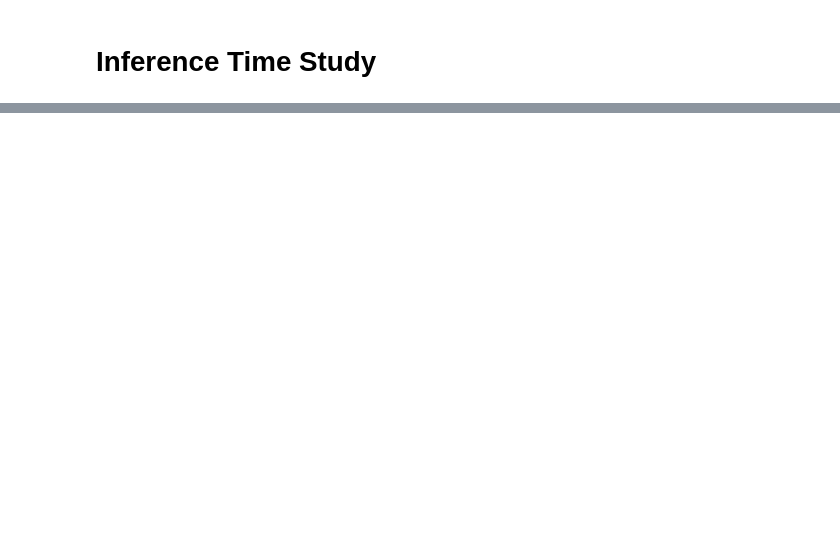
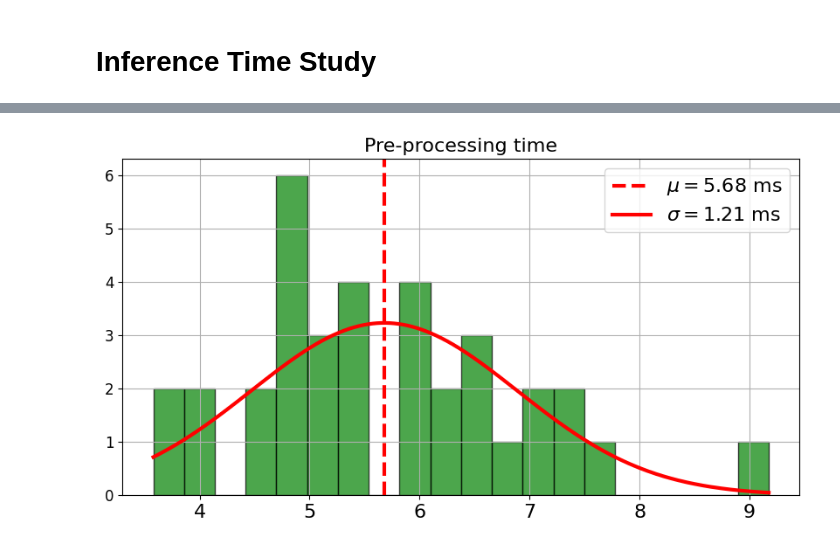
Before and after one commit to MicheleSbacco/mmdetection3d, a Jupyter notebook: demo/custom_inferencer_time_tests.ipynb, the cells around one changed output, grey strips where cells are left out. Cells and saved outputs as stored; diff of their text form; code cells hidden in the pictures; blank space fills up the shorter version.

```diff
--- a/demo/custom_inferencer_time_tests.ipynb
+++ b/demo/custom_inferencer_time_tests.ipynb
@@ -334,0 +311,6 @@ if i == 3:
+# %%
+# Plot the pre-processing time
+
+freq_plot_with_gaussian(delta_preprocessing, "Pre-processing time", "green")
+# %% [output]
+[figure, added]
```
Also changed, not shown: parts of 7 cells of this notebook, 3 other files.
